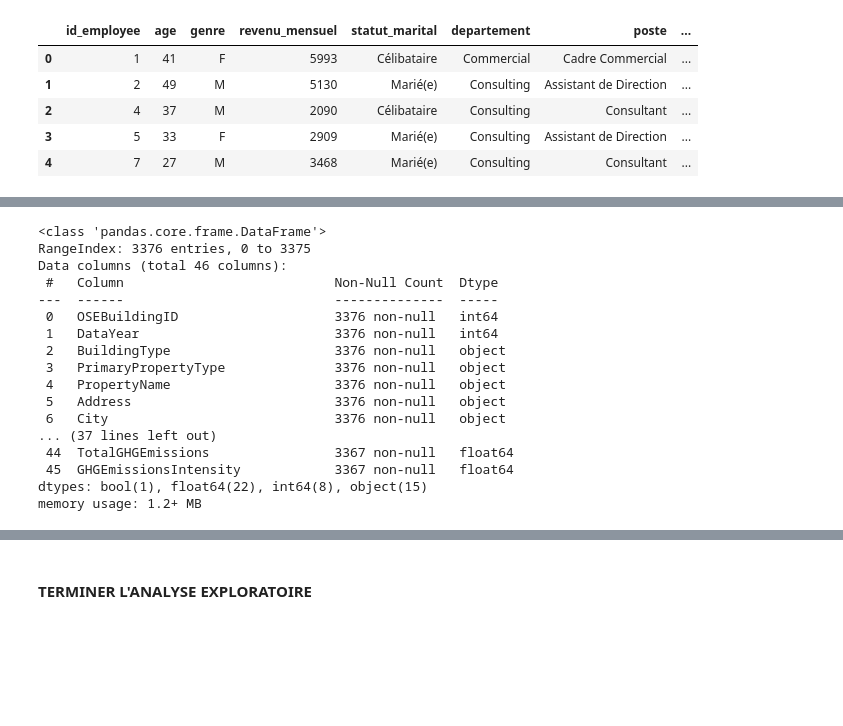
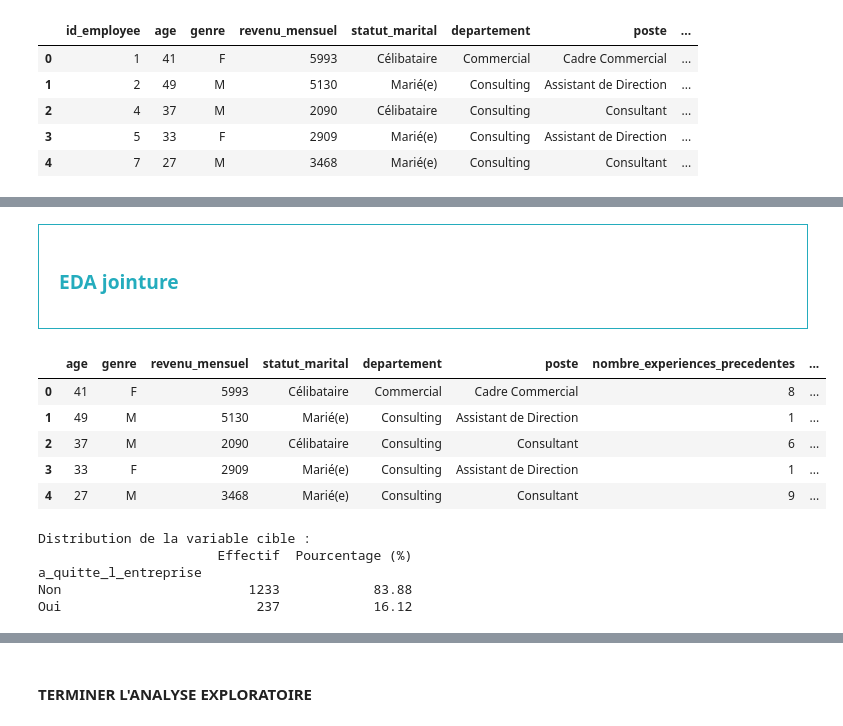
Before and after one commit to Alexis-h2/P4_OC_Classification_RH_turn_over, a Jupyter notebook: Hernandez_Alexis_1_notebook_112026.ipynb, the cells around one changed output, grey strips where cells are left out. Saved outputs shown, nothing was run; the diff lists cells and outputs as text; code cells hidden in the pictures; blank space fills up the shorter version.

```diff
--- a/Hernandez_Alexis_1_notebook_112026.ipynb
+++ b/Hernandez_Alexis_1_notebook_112026.ipynb
@@ -67,0 +131,12 @@ eval.head()
+# %%
+# nettoyage des données
+# On prépare la colonne clé pour la jointure (eval_number au format E_1 à la place de 1) et on la renomme pour la jointure
+eval_cle_corrigee = eval.copy()
+eval_cle_corrigee['id_employee'] = eval_cle_corrigee['eval_number'].apply(lambda x: int(str(x).replace('E_', '')))
+
+# On passe en numéque la colonne augementation_salaire_precedente pour l'analyse on en profite pour corriger le titre de la colonne
+eval_cle_corrigee['augmentation_salaire_precedente_(%)'] = eval_cle_corrigee['augementation_salaire_precedente'].apply(lambda x: int(str(x).replace('%', '')))
+eval_clean = eval_cle_corrigee.copy()
+
+# On supprime la colonne corrigée
+eval_clean = eval_clean.drop(columns=['augementation_salaire_precedente']).copy()
@@ -98,21 +228,0 @@ sondage.head()
-# %%
-# On regarde le nombre de valeurs manquantes par colonne ainsi que leur type
-building_consumption.info()
-# %% [output]
-<class 'pandas.core.frame.DataFrame'>
-RangeIndex: 3376 entries, 0 to 3375
-Data columns (total 46 columns):
- #   Column                           Non-Null Count  Dtype
----  ------                           --------------  -----
- 0   OSEBuildingID                    3376 non-null   int64
- 1   DataYear                         3376 non-null   int64
- 2   BuildingType                     3376 non-null   object
- 3   PrimaryPropertyType              3376 non-null   object
- 4   PropertyName                     3376 non-null   object
- 5   Address                          3376 non-null   object
- 6   City                             3376 non-null   object
-... (37 lines left out)
- 44  TotalGHGEmissions                3367 non-null   float64
- 45  GHGEmissionsIntensity            3367 non-null   float64
-dtypes: bool(1), float64(22), int64(8), object(15)
-memory usage: 1.2+ MB
@@ -118,0 +233,33 @@ memory usage: 1.2+ MB
+# %% [markdown]
+<div style="border: 1px solid RGB(36,172,189);" >
+<h3 style="margin: auto; padding: 20px; color: RGB(36,172,189); ">EDA jointure</h3>
+</div>
+# %%
+# On visualise notre DF de jointure
+df_jointure_clean.head()
+# %% [output]
+|  | age | genre | revenu_mensuel | statut_marital | departement | poste | nombre_experiences_precedentes | ... |
+| 0 | 41 | F | 5993 | Célibataire | Commercial | Cadre Commercial | 8 | ... |
+| 1 | 49 | M | 5130 | Marié(e) | Consulting | Assistant de Direction | 1 | ... |
+| 2 | 37 | M | 2090 | Célibataire | Consulting | Consultant | 6 | ... |
+| 3 | 33 | F | 2909 | Marié(e) | Consulting | Assistant de Direction | 1 | ... |
+| 4 | 27 | M | 3468 | Marié(e) | Consulting | Consultant | 9 | ... |
+# %%
+# Distribution globale de la variable cible
+effectifs_cible = df_jointure_clean["a_quitte_l_entreprise"].value_counts()
+pourcentages_cible = (
+    df_jointure_clean["a_quitte_l_entreprise"].value_counts(normalize=True)
+    * 100
+)
+
+recap_cible = pd.DataFrame(
+    {"Effectif": effectifs_cible, "Pourcentage (%)": pourcentages_cible.round(2)}
+)
+print("Distribution de la variable cible :")
+print(recap_cible)
+# %% [output]
+Distribution de la variable cible :
+                       Effectif  Pourcentage (%)
+a_quitte_l_entreprise
+Non                        1233            83.88
+Oui                         237            16.12
```
Also changed, not shown: parts of 26 cells of this notebook, 3 other files.
